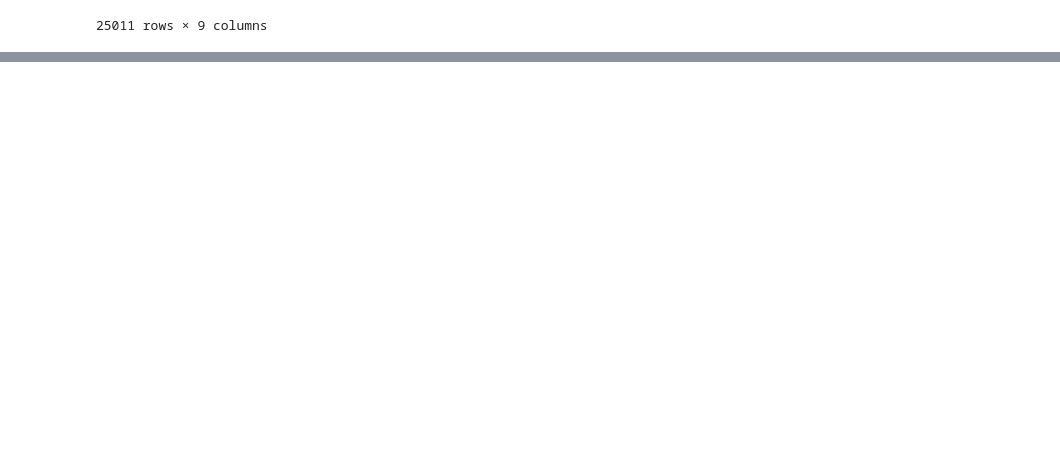
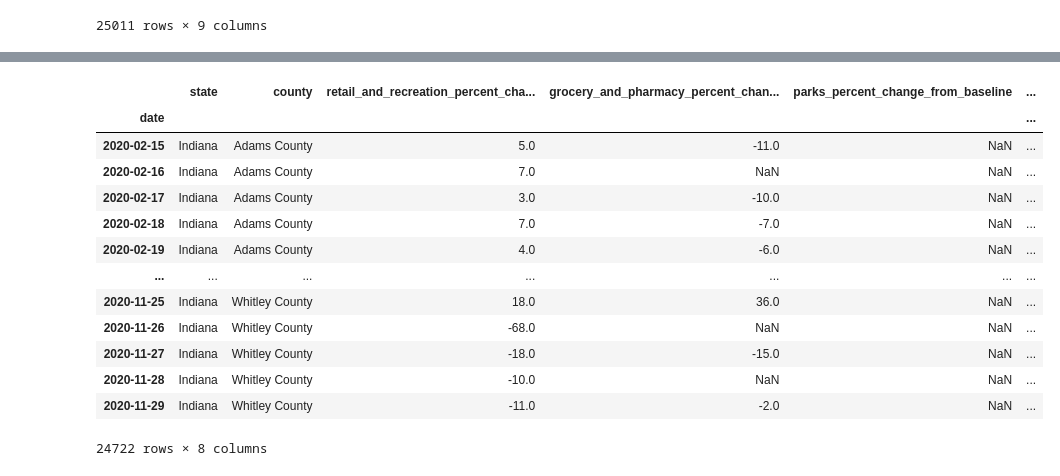
Before and after one commit to Mquinton28/ETL-Project-Group5, a Jupyter notebook: Resources/google_data.ipynb, the cells around one changed output, grey strips where cells are left out. Drawn from its saved outputs; the diff is of its cells as text; code cells hidden in the pictures; blank space fills up the shorter version.

```diff
--- a/Resources/google_data.ipynb
+++ b/Resources/google_data.ipynb
@@ -96,6 +97,7 @@ indiana_df
 | 192828 | Indiana | Whitley County | 2020-11-29 | -11.0 | -2.0 | NaN | ... |
 25011 rows × 9 columns
 # %%
-indiana_df = indiana_df.dropna(subset=['county'])
+indiana_df_drop_na = indiana_df.dropna(subset=['county'])
 # %%
-indiana_df = indiana_df.reset_index(drop=True)
+indiana_df_reset = indiana_df_drop_na.reset_index(drop=True)
+indiana_df_reset
@@ -119,0 +118,18 @@ indiana_df2 = indiana_df.dropna(how='any')
+# %%
+indiana_df2 = indiana_df_reset.set_index(['date'])
+indiana_df2
+# %% [output]
+|  | state | county | retail_and_recreation_percent_cha... | grocery_and_pharmacy_percent_chan... | parks_percent_change_from_baseline | ... |
+| date |  |  |  |  |  | ... |
+| 2020-02-15 | Indiana | Adams County | 5.0 | -11.0 | NaN | ... |
+| 2020-02-16 | Indiana | Adams County | 7.0 | NaN | NaN | ... |
+| 2020-02-17 | Indiana | Adams County | 3.0 | -10.0 | NaN | ... |
+| 2020-02-18 | Indiana | Adams County | 7.0 | -7.0 | NaN | ... |
+| 2020-02-19 | Indiana | Adams County | 4.0 | -6.0 | NaN | ... |
+| ... | ... | ... | ... | ... | ... | ... |
+| 2020-11-25 | Indiana | Whitley County | 18.0 | 36.0 | NaN | ... |
+| 2020-11-26 | Indiana | Whitley County | -68.0 | NaN | NaN | ... |
+| 2020-11-27 | Indiana | Whitley County | -18.0 | -15.0 | NaN | ... |
+| 2020-11-28 | Indiana | Whitley County | -10.0 | NaN | NaN | ... |
+| 2020-11-29 | Indiana | Whitley County | -11.0 | -2.0 | NaN | ... |
+24722 rows × 8 columns
```
Also changed, not shown: parts of 10 cells of this notebook.
